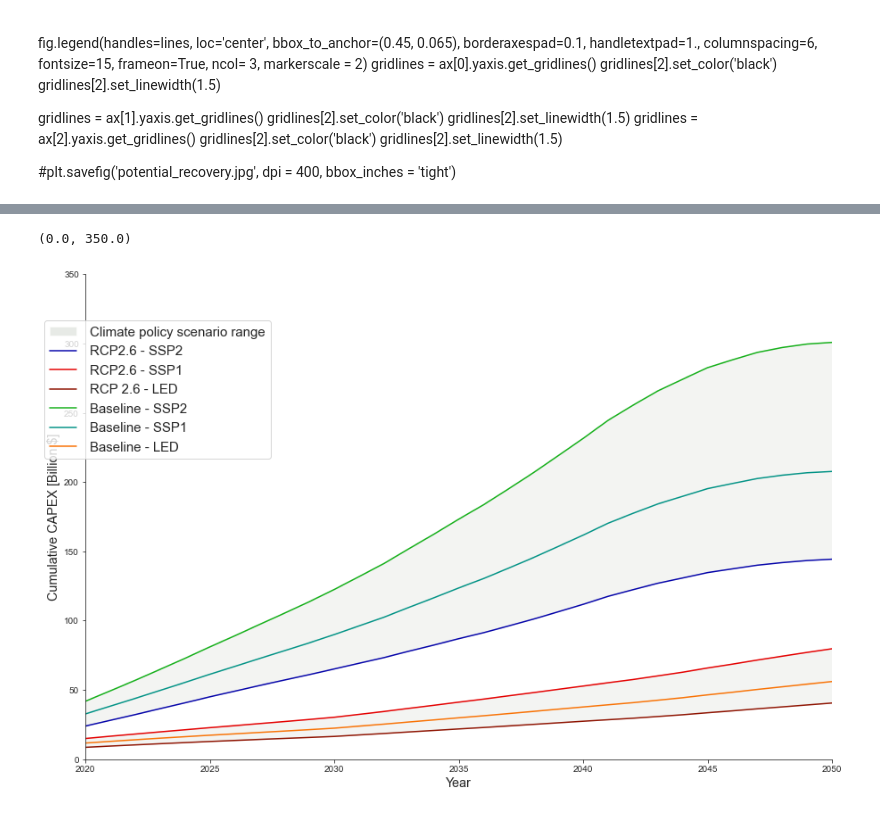
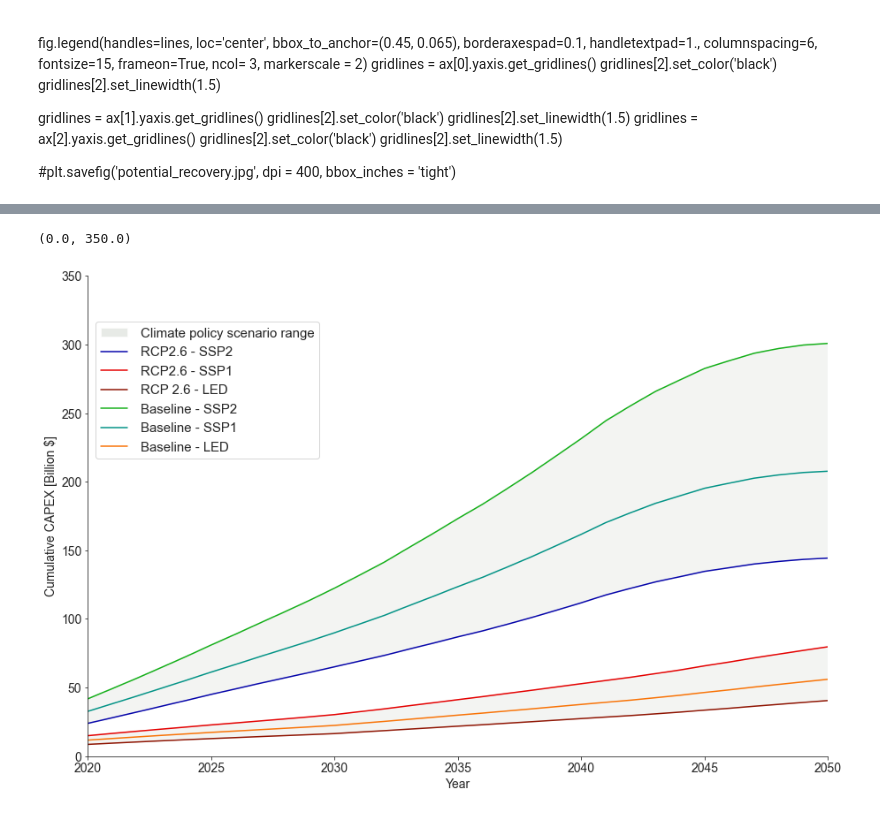
Before and after one commit to lorenzousai/LIBs-demand-, a Jupyter notebook: Visualizations.ipynb, the cells around one changed output, grey strips where cells are left out. Cells and saved outputs as stored; diff of their text form; code cells hidden in the pictures.

```diff
--- a/Visualizations.ipynb
+++ b/Visualizations.ipynb
@@ -554,45 +554,39 @@ ax.set_xlabel('Year', size = 'x-large')
 
 x = CAPEX[0].index.values
 x = np.array(x, dtype = 'float')
 
 for i in range(len(CAPEX)):
   y = CAPEX[i].cumsum(axis = 0).div(1e3)
   ax.plot(x,y, color = linecols[i])
 
 ax.fill_between(x, CAPEX[0].cumsum(axis =0).div(1e3), CAPEX[2].cumsum(axis =0).div(1e3), color = col_background, alpha = .3)
 ax.fill_between(x, CAPEX[3].cumsum(axis =0).div(1e3), CAPEX[5].div(1e3).cumsum(axis =0), color = col_background, alpha = .3)
 
 ax.legend_= None
 
-#ax[0].set_ylim(0,50)
-#ax[1].set_ylim(0,800)
+for item in ([ax.title, ax.xaxis.label, ax.yaxis.label] +
+  ax.get_xticklabels() + ax.get_yticklabels()):
+  item.set_fontsize(14)
 
 line1 =  mlines.Line2D([], [], color = linecols[0], label='Baseline - SSP2')
 line2 =  mlines.Line2D([], [], color = linecols[1], label='Baseline - SSP1')
 line3 =  mlines.Line2D([], [], color = linecols[2], label='RCP2.6 - SSP2')
 line4 =  mlines.Line2D([], [], color = linecols[3], label='RCP2.6 - SSP1')
 line5 =  mlines.Line2D([], [], color = linecols[5], label='RCP 2.6 - LED')
 line6 =  mlines.Line2D([], [], color = linecols[4], label='Baseline - LED')
 range_int = mpatches.Patch(color = col_background[0], ec=None, alpha=0.6,
                             label='Climate policy scenario range')
-#handles_BEV2 = [baseline_marker]
+
 lines = [range_int, line3,line4,line5, line1, line2, line6]
-#plt.subplots_adjust(bottom=0.175)  # make extra room under figure for legend
-# draw each "column" of the legend separately
-#fig.text(0.128, 0.07, 'SSP2 -', fontsize=8.5, zorder=10)  # labels for range extremities
-#fig.text(0.128, -0.05, 'SSP1 -', fontsize=8.5, zorder=10)  # labels for range extremities
-#fig.legend(handles=handles_BEV2, loc='center left', bbox_to_anchor=(0.35, 0.065),
- #              borderaxespad=0.05, handletextpad=1., columnspacing=6,
-  #             fontsize=15, markerscale=2.5, frameon=False)
-fig.legend(handles=lines, loc='center', bbox_to_anchor=(0.2, .7),
+
+fig.legend(handles=lines, loc='center', bbox_to_anchor=(0.25, .7),
                borderaxespad=0.1, handletextpad=1., columnspacing=6,
                fontsize=15, frameon=True, ncol= 1)
 
-#ax.fill_between(x, y4,y6, color = col_background, alpha = .3)
-#ax.fill_between(x, y1,y3, color = col_background, alpha = .3)
+
 ax.set_ylim(0,350)
 
-#plt.savefig('New figures/CAPEX_exprates.jpg', dpi = 400, bbox_inches = 'tight')
+#plt.savefig('New figures/CAPEX_exprates.jpg', dpi = 600, bbox_inches = 'tight')
 # %% [output]
 (0.0, 350.0)
-[figure, old version]
+[figure, new version]
```
Also changed, not shown: parts of 9 cells of this notebook.
